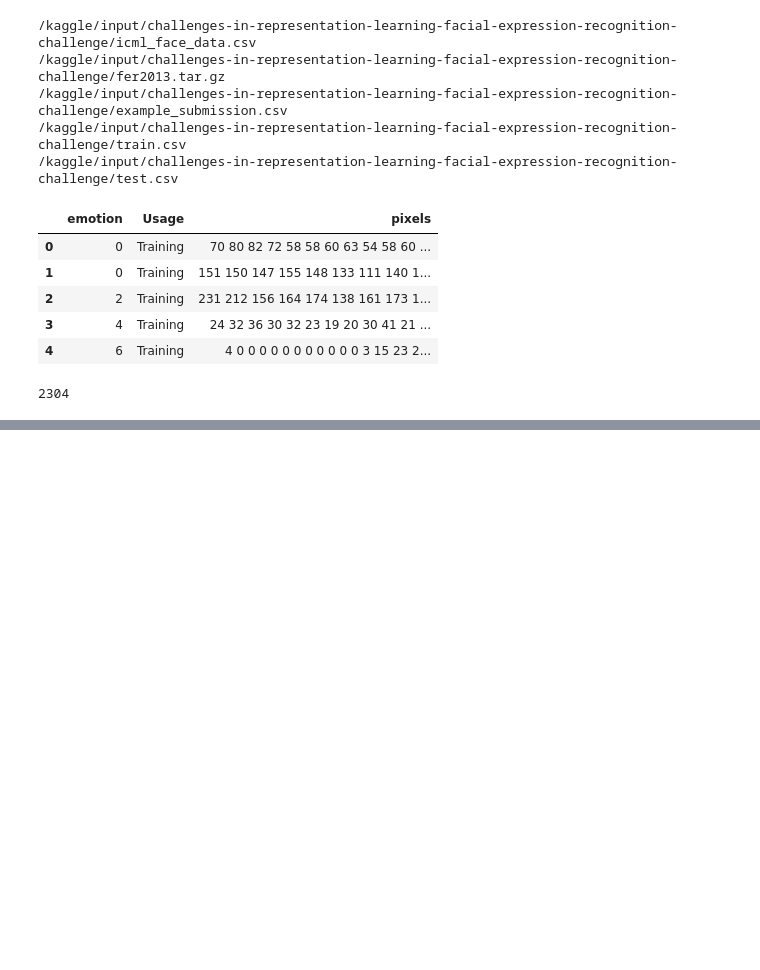
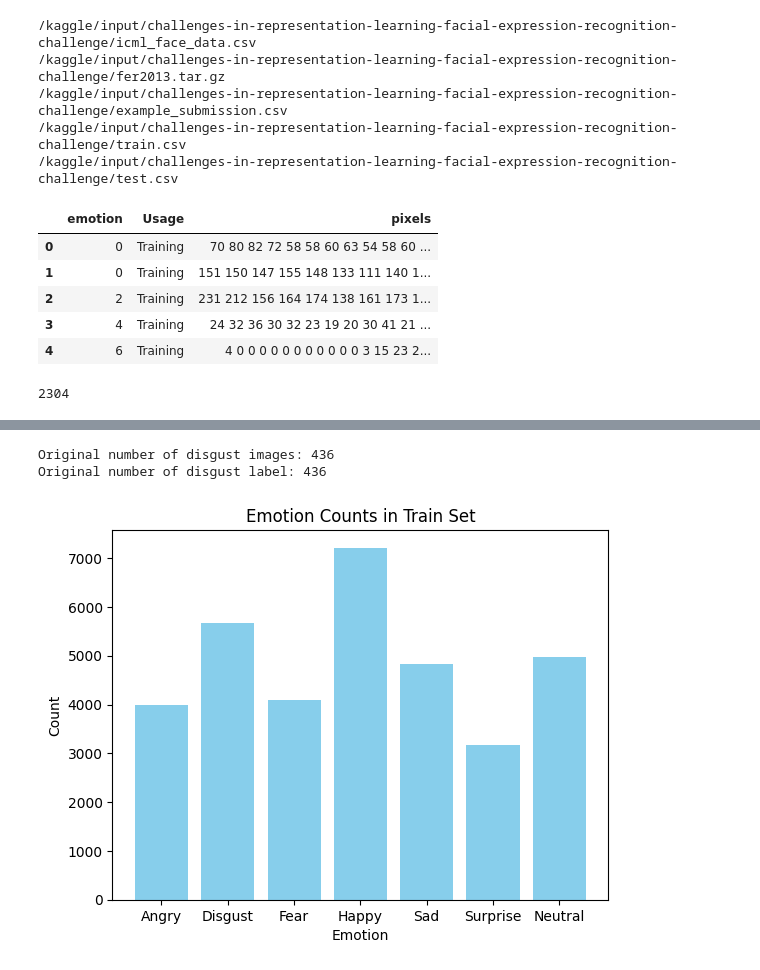
Before and after one commit to Hung369/CDDHMT_Plane_Simulator, a Jupyter notebook: cdxlav-project.ipynb, the cells around one changed output, grey strips where cells are left out. Cells and saved outputs as stored; diff of their text form; code cells hidden in the pictures; blank space fills up the shorter version.

```diff
--- a/cdxlav-project.ipynb
+++ b/cdxlav-project.ipynb
@@ -116,0 +205,17 @@ plot_class_count(test_image_label, "Test")
+# %%
+# Augmentation for disgust train dataset:
+label = 1
+N = 12
+images_disgust = train_images[np.where(train_image_label == label)[0]]
+labels_disgust = train_image_label[np.where(train_image_label == label)[0]]
+print(f"Original number of disgust images: {len(images_disgust)}")
+print(f"Original number of disgust label: {len(labels_disgust)}")
+augmented_images_disgust, augmented_image_label_disgust = augment_images(images= images_disgust, labels= labels_disgust, N=N)
+train_images = np.concatenate((train_images, augmented_images_disgust), axis=0)
+train_image_label = np.concatenate((train_image_label, augmented_image_label_disgust), axis=0)
+#train dataset after augmentation
+plot_class_count(train_image_label, "Train")
+# %% [output]
+Original number of disgust images: 436
+Original number of disgust label: 436
+[figure, added]
```
Also changed, not shown: parts of 29 cells of this notebook.
